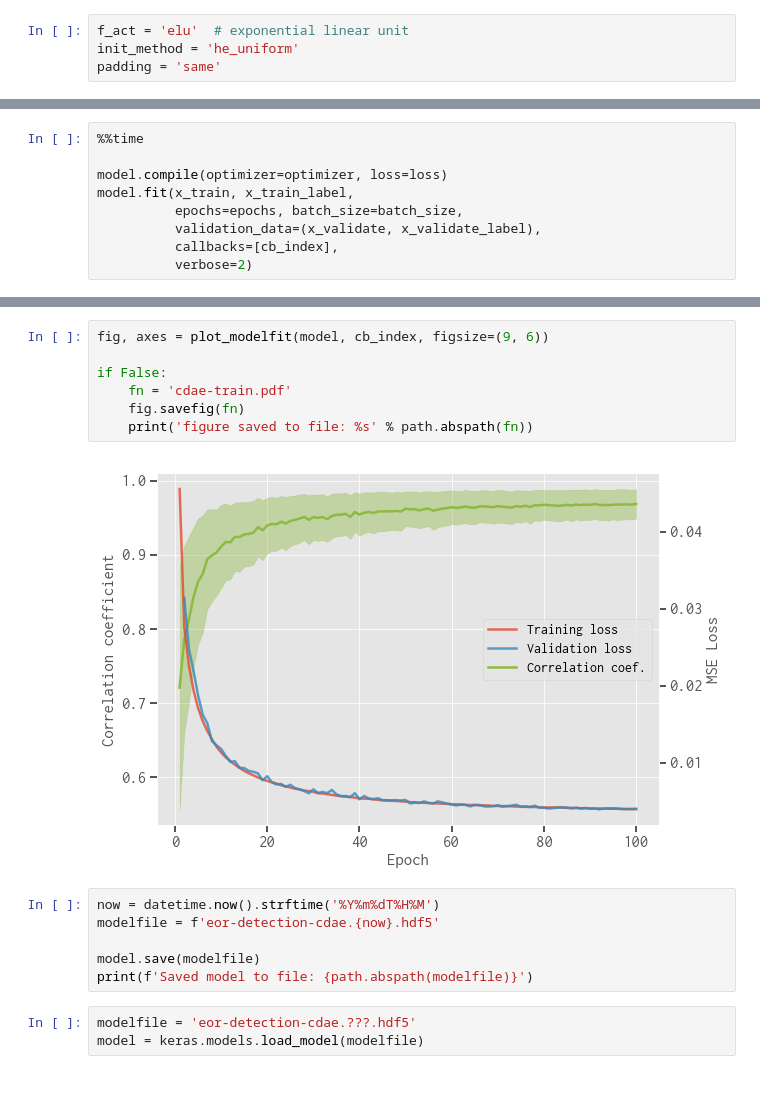
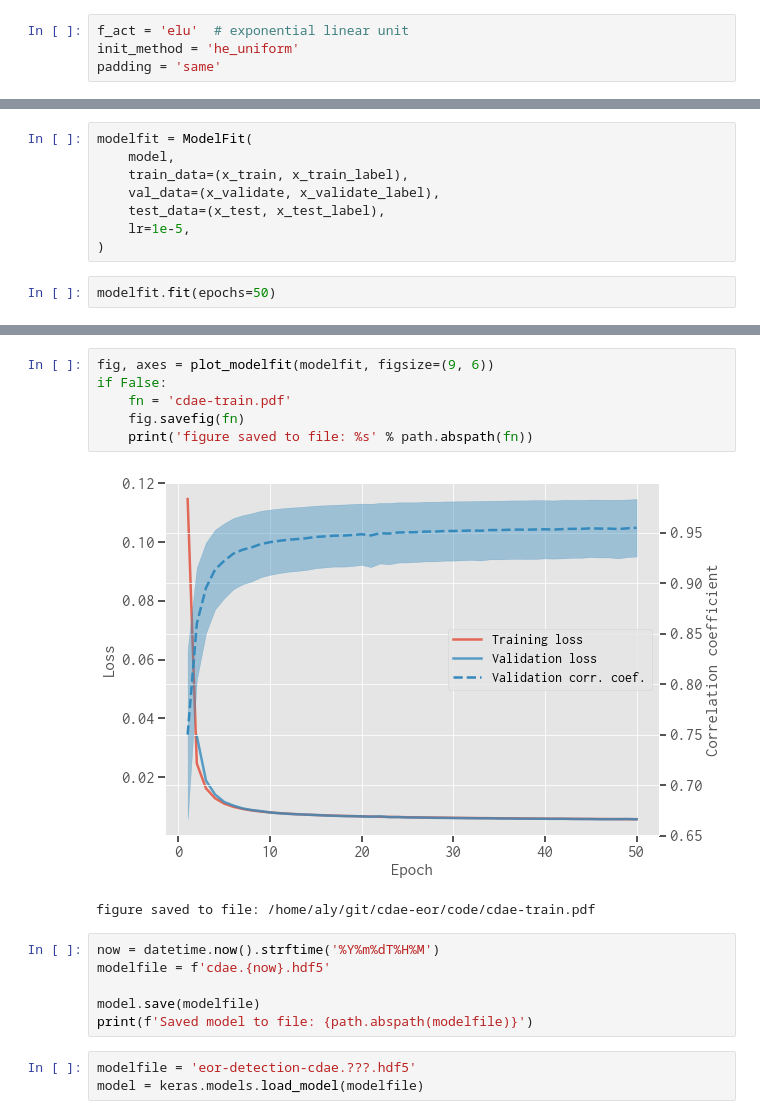
Before and after one commit to liweitianux/cdae-eor, a Jupyter notebook: code/cdae.ipynb, the cells around one changed output, grey strips where cells are left out. Cells and saved outputs as stored; diff of their text form; blank space fills up the shorter version.

Commit message:
code/cdae: Update model training and plots

```diff
--- a/code/cdae.ipynb
+++ b/code/cdae.ipynb
@@ -642,9 +606,0 @@ cb_index = EvalIndexCallback(func=corrcoef, test_data=(x_test, x_test_label))
-# %%
-%%time
-
-model.compile(optimizer=optimizer, loss=loss)
-model.fit(x_train, x_train_label,
-          epochs=epochs, batch_size=batch_size,
-          validation_data=(x_validate, x_validate_label),
-          callbacks=[cb_index],
-          verbose=2)
@@ -650,0 +609,10 @@ model.fit(x_train, x_train_label,
+# %%
+modelfit = ModelFit(
+    model,
+    train_data=(x_train, x_train_label),
+    val_data=(x_validate, x_validate_label),
+    test_data=(x_test, x_test_label),
+    lr=1e-5,
+)
+# %%
+modelfit.fit(epochs=50)
@@ -651,15 +637,15 @@ model.fit(x_train, x_train_label,
 # %%
-fig, axes = plot_modelfit(model, cb_index, figsize=(9, 6))
-
+fig, axes = plot_modelfit(modelfit, figsize=(9, 6))
 if False:
     fn = 'cdae-train.pdf'
     fig.savefig(fn)
     print('figure saved to file: %s' % path.abspath(fn))
 # %% [output]
-[figure, old version]
+[figure, new version]
+figure saved to file: /home/aly/git/cdae-eor/code/cdae-train.pdf
 # %%
 now = datetime.now().strftime('%Y%m%dT%H%M')
-modelfile = f'eor-detection-cdae.{now}.hdf5'
+modelfile = f'cdae.{now}.hdf5'
 
 model.save(modelfile)
 print(f'Saved model to file: {path.abspath(modelfile)}')
```
Also changed, not shown: parts of 9 cells of this notebook, 1 other file.
